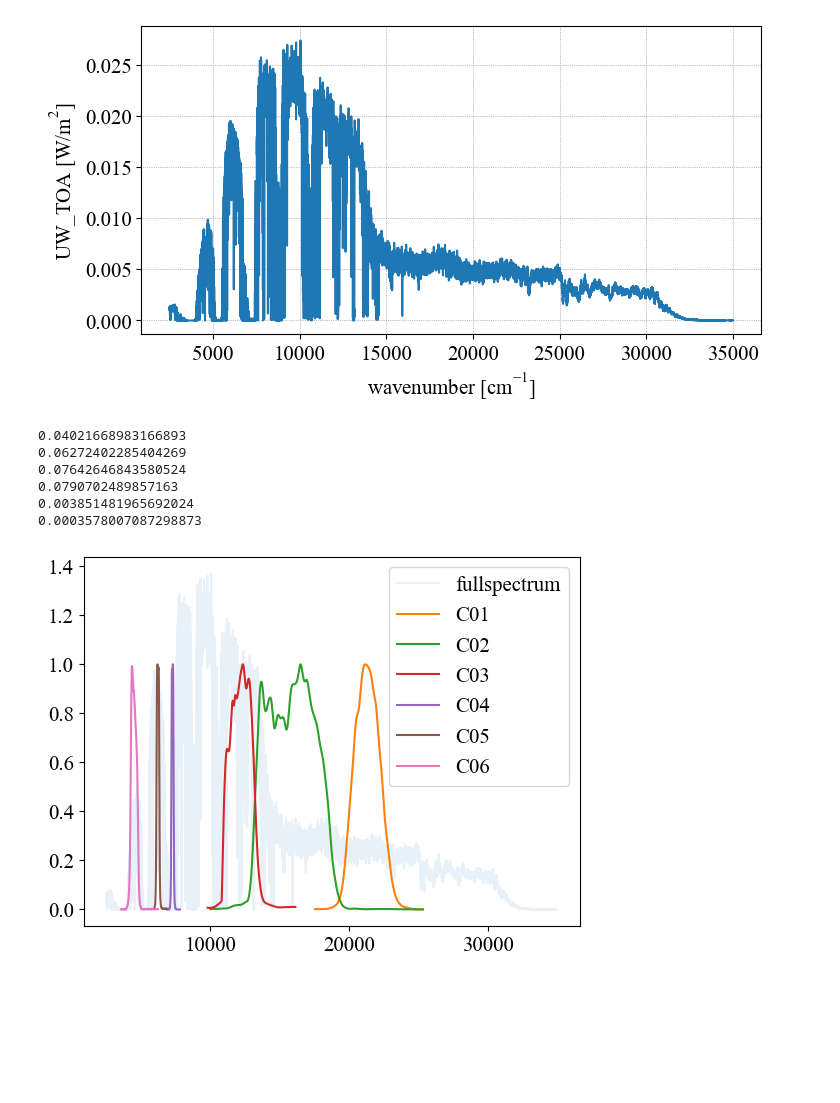
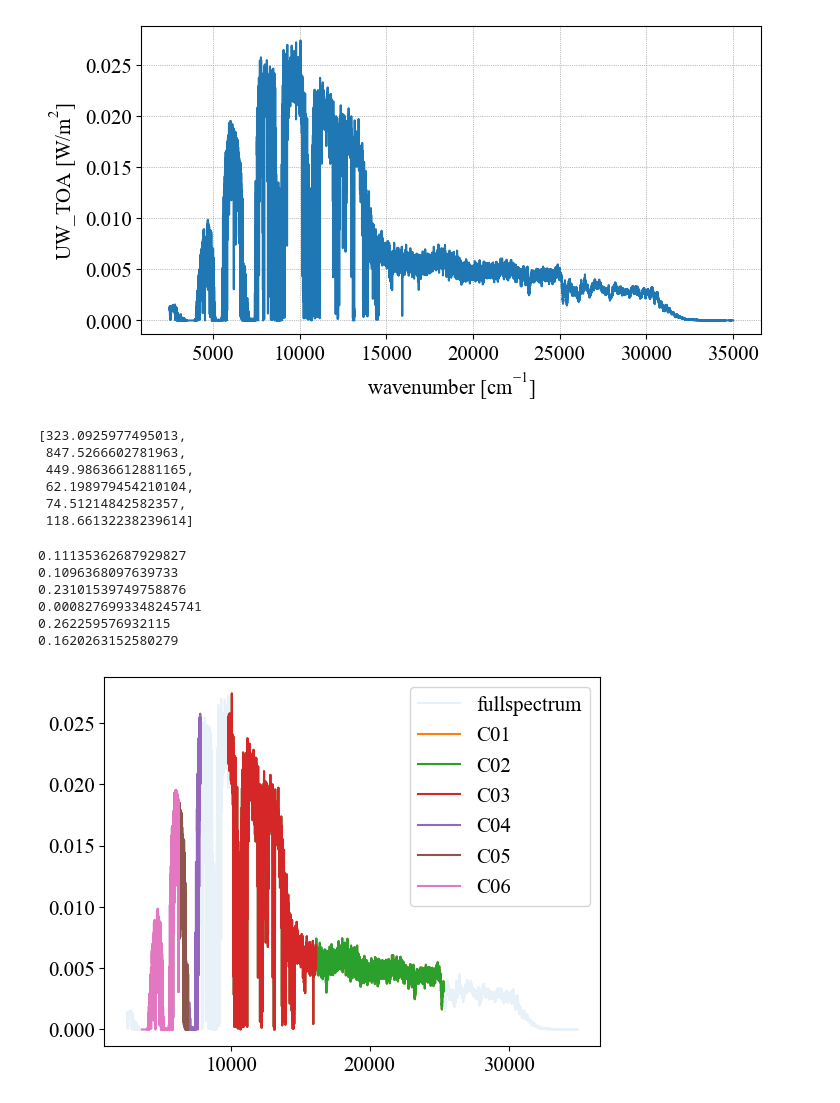
Before and after one commit to andy1smith/FY4A_SWCOD, a Jupyter notebook: sat_results_test.ipynb, the cells around one changed output. Drawn from its saved outputs; the diff is of its cells as text; code cells hidden in the pictures; blank space fills up the shorter version.

```diff
--- a/sat_results_test.ipynb
+++ b/sat_results_test.ipynb
@@ -84,34 +84,57 @@ ref_lam = data['wavelength']  # nm avoid hearder 1
 ref_E = data['extraterrestrial']
 ref_E_nu = -ref_E * ref_lam ** 2 / 1e7  # W/[m2*nm-1] tp W/[m2*cm-1]
 F_dw_os = -np.interp(-nu, -1e7 / ref_lam, ref_E_nu)  # W/[m2*cm-1] to W/cm-1
+# %%
+F_dw_os_srf_channel = []
+for channel in channels:
+    # load calibration data : Spectral Response Func
+    srf, nu_channel = get_calibration_srf(channel, file_dir)
+    F_dw_os_channel = -np.interp(-nu_channel, -1e7 / ref_lam, ref_E_nu)  # W/[m2*cm-1] to W/cm-1
+    #F_dw_os_SRF = np.multiply(F_dw_os_channel, srf)
+    F_dw_os_srf_channel.append(np.trapz(F_dw_os_channel, nu_channel))
+    # nu_idx = np.nonzero(np.isin(nu_channels, nu_channel))[0]  # fixed 1 April.
+
+    # # correct uw
+    # uw_cor = np.multiply(uw[nu_idx], srf)
+    # uw_channel = np.trapz(uw_cor,nu_channel)
+    # df.loc[0, channel] = uw_channel
+F_dw_os_srf_channel
+# %% [output]
+[323.0925977495013,
+ 847.5266602781963,
+ 449.98636612881165,
+ 62.198979454210104,
+ 74.51214842582357,
+ 118.66132238239614]
 # %%
 channels = ['C01', 'C02', 'C03', 'C04', 'C05', 'C06']
 nu0 = np.arange(2500, 35000, 3)  # Wavenumber grid
 nu_channels = FY4A_calinu(nu0, channels, "./FY4A_data/", dnu=3)
 F_dw_os_srf_channel = [100.56360014402173,293.8703639771758,146.06104052297425,
                        12.06884597258561,13.936208329862962,18.20438461023419]
 uw = F_uw
-plt.plot(nu,F_uw*50, alpha=0.1, label='fullspectrum')
+plt.plot(nu,F_uw, alpha=0.1, label='fullspectrum')
 for i, channel in enumerate(channels):
     # load calibration data : Spectral Response Func
     srf, nu_channel = get_calibration_srf(channel, file_dir)
-    nu_idx = np.nonzero(np.isin(nu_channels, nu_channel))[0]  # fixed 1 April.
+    nu_idx = np.nonzero(np.isin(nu0, nu_channel))[0]  # fixed 1 April.
     uw_cor = np.multiply(uw[nu_idx], srf)
     #uw_cor = uw[nu_idx]
     uw_channel = np.trapz(uw_cor, nu_channel)/F_dw_os_srf_channel[i]
 
-    ref_channel = uw_channel/np.pi
-    plt.plot(nu_channel,srf, label=f'{channel}')
+    ref_channel = uw_channel#/np.pi
+    plt.plot(nu_channel,uw[nu_idx], label=f'{channel}')
+    #plt.plot(nu_channel,uw_cor, label=f'{channel}')
 
     print(ref_channel)
 
 plt.legend(loc ='upper right')
 plt.show()
 # %% [output]
-0.04021668983166893
-0.06272402285404269
-0.07642646843580524
-0.0790702489857163
-0.003851481965692024
-0.0003578007087298873
+0.11135362687929827
+0.1096368097639733
+0.23101539749758876
+0.0008276993348245741
+0.262259576932115
+0.1620263152580279
-[figure, old version]
+[figure, new version]
```
Also changed, not shown: parts of 7 cells of this notebook, 2 other files.
